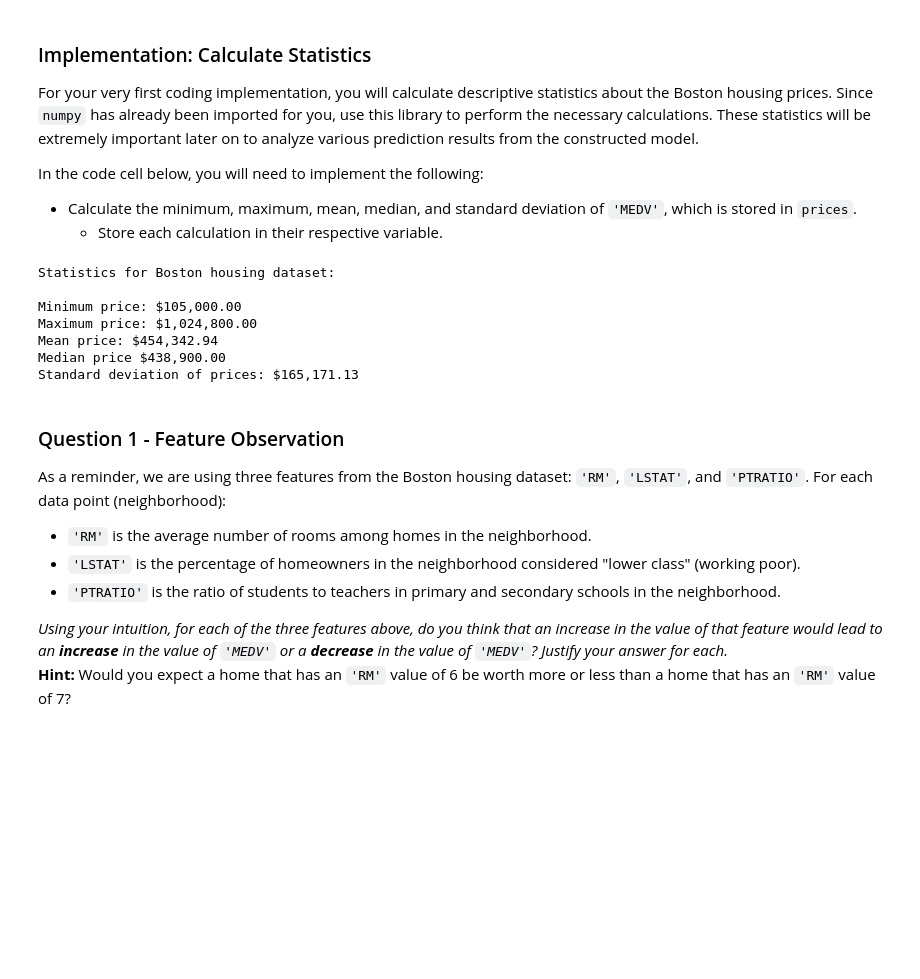
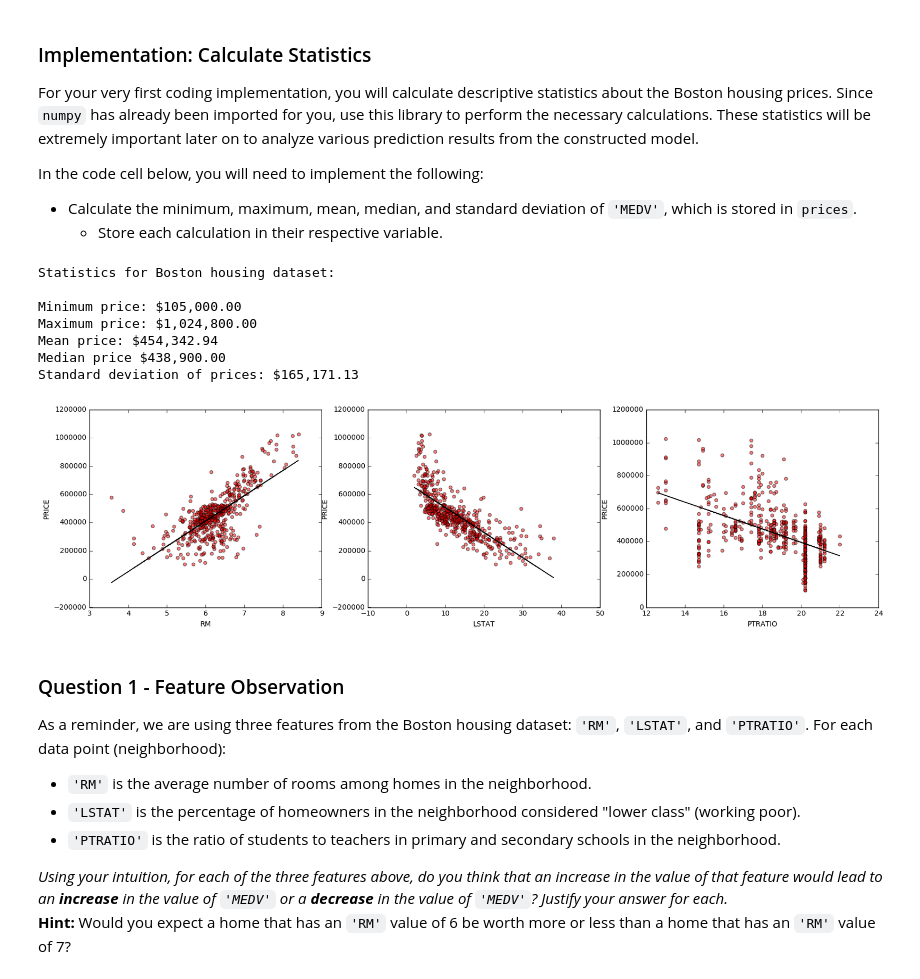
Before and after one commit to hemantnyadav/boston_housing, a Jupyter notebook: boston_housing.ipynb, the cells around one changed output. Cells and saved outputs as stored; diff of their text form; code cells hidden in the pictures; blank space fills up the shorter version.

```diff
--- a/boston_housing.ipynb
+++ b/boston_housing.ipynb
@@ -56,33 +56,48 @@ In the code cell below, you will need to implement the following:
 # TODO: Minimum price of the data
 minimum_price = np.amin(prices)
 
 # TODO: Maximum price of the data
 maximum_price = np.amax(prices)
 
 # TODO: Mean price of the data
 mean_price = np.mean(prices)
 
 # TODO: Median price of the data
 median_price = np.median(prices)
 
 # TODO: Standard deviation of prices of the data
 std_price = np.std(prices)
 
 # Show the calculated statistics
 print "Statistics for Boston housing dataset:\n"
 print "Minimum price: ${:,.2f}".format(minimum_price)
 print "Maximum price: ${:,.2f}".format(maximum_price)
 print "Mean price: ${:,.2f}".format(mean_price)
 print "Median price ${:,.2f}".format(median_price)
 print "Standard deviation of prices: ${:,.2f}".format(std_price)
+from sklearn.linear_model import LinearRegression
+import matplotlib.pyplot as plt
+
+plt.figure(figsize=(20, 5))
+for i, col in enumerate(features.columns):
+    plt.subplot(1, 3, i+1)
+    reg = LinearRegression()
+    feat = data[col].reshape(-1, 1)
+    reg.fit(feat, prices)
+    plt.plot(feat, reg.predict(feat),
+             color='black', linewidth=1)
+    plt.scatter(feat, prices, alpha = 0.5, c='red')
+    plt.xlabel(col)
+    plt.ylabel('PRICE')
 # %% [output]
 Statistics for Boston housing dataset:
 
 Minimum price: $105,000.00
 Maximum price: $1,024,800.00
 Mean price: $454,342.94
 Median price $438,900.00
 Standard deviation of prices: $165,171.13
+[figure, added]
 # %% [markdown]
 ### Question 1 - Feature Observation
 As a reminder, we are using three features from the Boston housing dataset: `'RM'`, `'LSTAT'`, and `'PTRATIO'`. For each data point (neighborhood):
```
Also changed, not shown: parts of 2 cells of this notebook.
